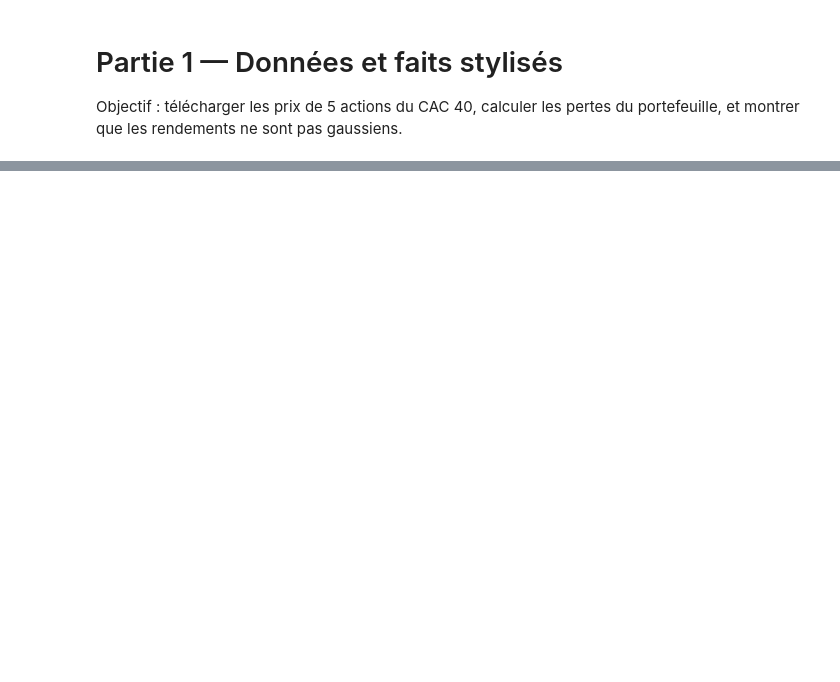
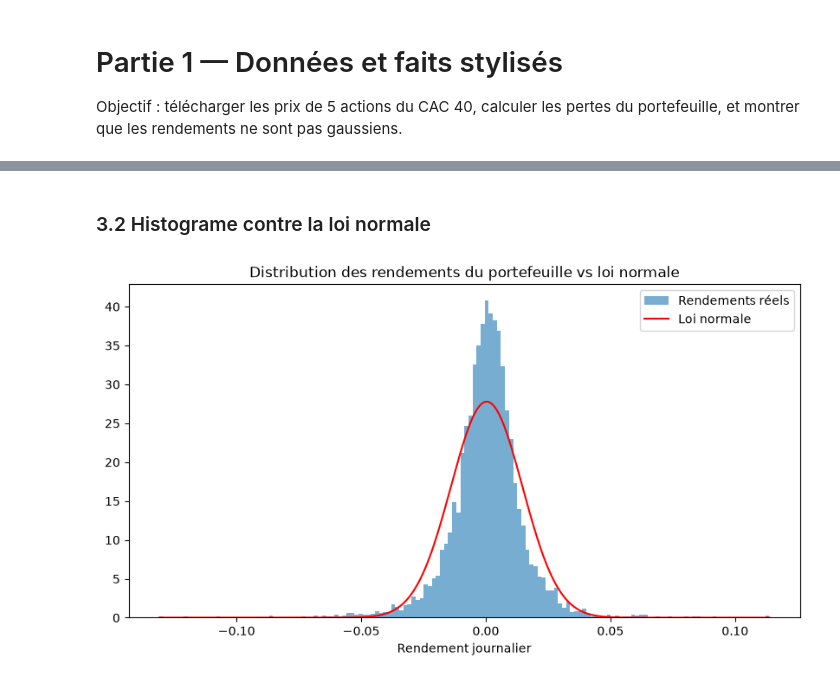
Before and after one commit to kavinthanrasenthiram/Market-Risk, a Jupyter notebook: notebooks/01_donnees.ipynb, the cells around one changed output, grey strips where cells are left out. Drawn from its saved outputs; the diff is of its cells as text; code cells hidden in the pictures; blank space fills up the shorter version.

```diff
--- a/notebooks/01_donnees.ipynb
+++ b/notebooks/01_donnees.ipynb
@@ -21,0 +127,22 @@ ImportError: cannot import name 'portfolio_losses' from 'src.data' (c:\Users\kav
+# %% [markdown]
+### 3.2 Histograme contre la loi normale
+# %%
+from scipy.stats import norm
+
+plt.figure(figsize=(10, 5))
+
+# 1. L'histogramme du rendement du PF
+plt.hist(port_returns, bins=150, density=True, alpha=0.6, label="Rendements réels")
+
+# 2. La loi normale de même moyenne et même écart-type
+x = np.linspace(port_returns.min(), port_returns.max(), 500)
+mu, sigma = port_returns.mean(), port_returns.std()
+plt.plot(x, norm.pdf(x, mu, sigma), color="red", label="Loi normale")
+
+plt.title("Distribution des rendements du portefeuille vs loi normale")
+plt.xlabel("Rendement journalier")
+plt.legend()
+plt.savefig("../figures/histogramme_vs_normale.png", dpi=150, bbox_inches="tight")
+plt.show()
+# %% [output]
+[figure, added]
```
Also changed, not shown: parts of 11 cells of this notebook, 2 other files.
